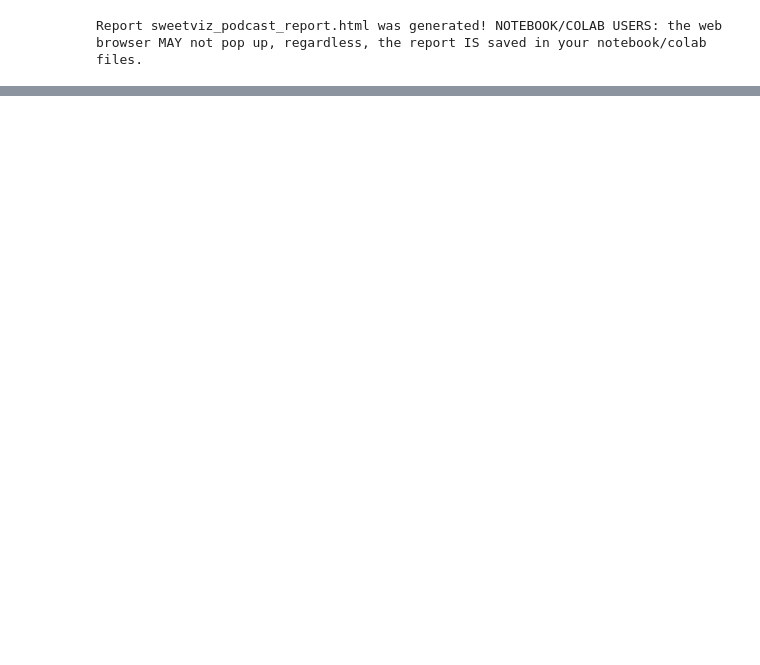
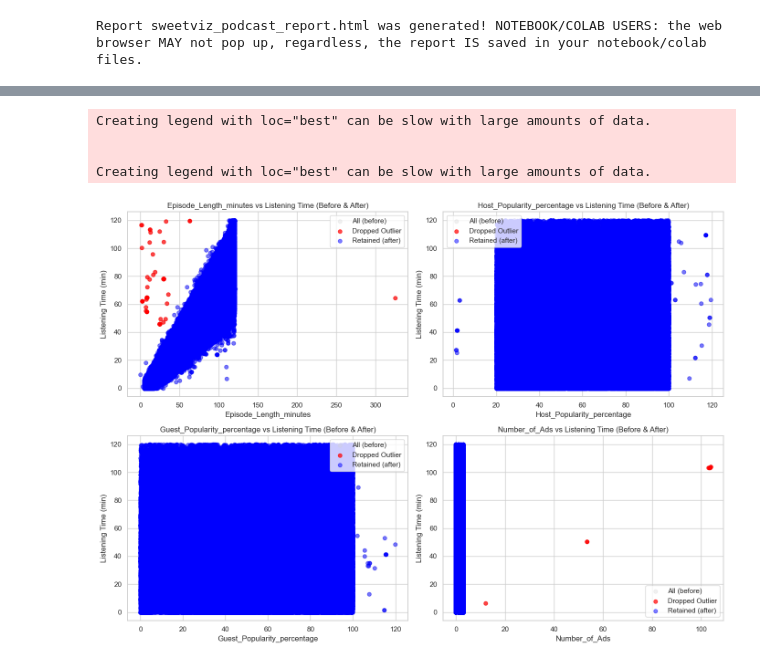
Before and after one commit to WillCatt/Projects, a Jupyter notebook: Kaggle/Playground/Podcast Prediction/Podcast_Prediction.ipynb, the cells around one changed output, grey strips where cells are left out. Drawn from its saved outputs; the diff is of its cells as text; code cells hidden in the pictures; blank space fills up the shorter version.

```diff
--- a/Kaggle/Playground/Podcast Prediction/Podcast_Prediction.ipynb
+++ b/Kaggle/Playground/Podcast Prediction/Podcast_Prediction.ipynb
@@ -273,0 +379,67 @@ Report sweetviz_podcast_report.html was generated! NOTEBOOK/COLAB USERS: the web
+# %%
+import matplotlib.pyplot as plt
+
+# Define features to check
+features = [
+    'Episode_Length_minutes',
+    'Host_Popularity_percentage',
+    'Guest_Popularity_percentage',
+    'Number_of_Ads'
+]
+
+# Function to detect IQR outliers
+def detect_outliers_iqr(series):
+    q1 = series.quantile(0.25)
+    q3 = series.quantile(0.75)
+    iqr = q3 - q1
+    lower_bound = q1 - 1.5 * iqr
+    upper_bound = q3 + 1.5 * iqr
+    return (series < lower_bound) | (series > upper_bound)
+
+# Create outlier masks
+iqr_outlier_mask = pd.Series(False, index=train.index)
+for feature in features:
+    iqr_outlier_mask |= detect_outliers_iqr(train[feature])
+
+# Over-listener mask (only for train, not test)
+over_listener_mask = (train['Listening_Time_minutes'] - train['Episode_Length_minutes']) >= 15
+
+# Combine both masks
+combined_outlier_mask = iqr_outlier_mask | over_listener_mask
+
+# Create cleaned version
+df_no_outliers = train[~combined_outlier_mask].copy()
+
+# Plot before vs after
+fig, axes = plt.subplots(nrows=2, ncols=2, figsize=(14, 10))
+axes = axes.flatten()
+
+for i, feature in enumerate(features):
+    ax = axes[i]
+
+    # All points
+    ax.scatter(train[feature], train['Listening_Time_minutes'], c='lightgrey', label='All (before)', alpha=0.3)
+
+    # Outliers removed
+    ax.scatter(train.loc[combined_outlier_mask, feature],
+               train.loc[combined_outlier_mask, 'Listening_Time_minutes'],
+               color='red', label='Dropped Outlier', alpha=0.7)
+
+    # Points kept
+    ax.scatter(df_no_outliers[feature], df_no_outliers['Listening_Time_minutes'],
+               color='blue', label='Retained (after)', alpha=0.5)
+
+    ax.set_title(f'{feature} vs Listening Time (Before & After)')
+    ax.set_xlabel(feature)
+    ax.set_ylabel('Listening Time (min)')
+    ax.legend()
+    ax.grid(True)
+
+plt.tight_layout()
+plt.show()
+# %% [output]
+Creating legend with loc="best" can be slow with large amounts of data.
+
+
+Creating legend with loc="best" can be slow with large amounts of data.
+[figure, added]
```
Also changed, not shown: parts of 17 cells of this notebook.
